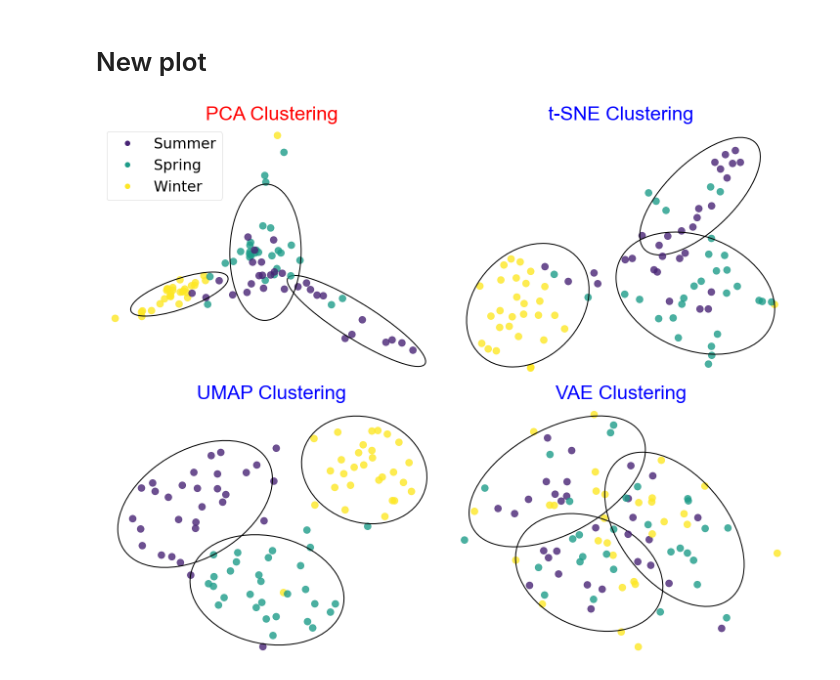
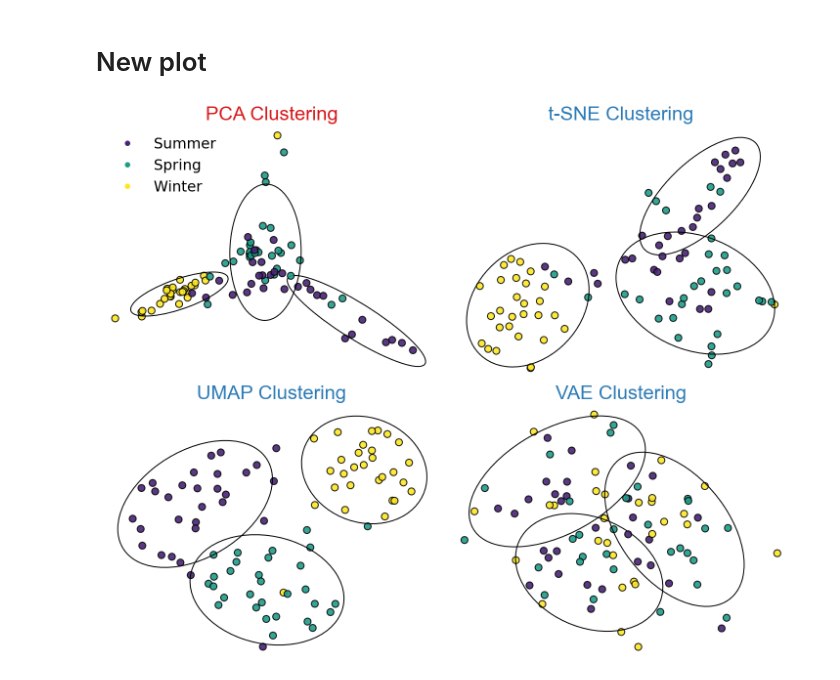
Before and after one commit to henrysun9074/fishics, a Jupyter notebook: dim-reduction/kmeans.ipynb, the cells around one changed output. Saved outputs shown, nothing was run; the diff lists cells and outputs as text; code cells hidden in the pictures.

Commit message:
remake figures

```diff
--- a/dim-reduction/kmeans.ipynb
+++ b/dim-reduction/kmeans.ipynb
@@ -260,7 +191,7 @@ def plot_dates_subplot(ax, data, method_name, labels, dates, show_legend=False):
 
         # Scatter plot with season-based colors and increased point size
         ax.scatter(cluster_data.iloc[:, 0], cluster_data.iloc[:, 1], c=[colors[i] for i in cluster_data.index],
-                   label=f'Cluster {cluster}', s=200, alpha=0.8)
+                   label=f'Cluster {cluster}', linewidths=2, s=200, edgecolors='black', alpha=0.9)
 
         # Calculate cluster center and draw ellipse
         cluster_center = np.mean(cluster_data.iloc[:, :2], axis=0)
@@ -275,33 +206,33 @@ def plot_dates_subplot(ax, data, method_name, labels, dates, show_legend=False):
     ax.axis('off')
 
     # Set title with big font and color
     hfont = {'fontname': 'Arial'}
-    title_color = 'red' if method_name == 'PCA' else 'blue'
+    title_color = '#d7191c' if method_name == 'PCA' else '#2c7bb6'
     ax.set_title(f'{method_name} Clustering', fontsize=40, color=title_color, **hfont)
 
     # Show legend only if specified
     if show_legend:
         legend_labels = [plt.Line2D([0], [0], marker='o', color=color, linestyle='', markersize=10) for season, color in season_colors.items()]
-        ax.legend(legend_labels, season_colors.keys(), loc='upper left', fontsize=30)
+        ax.legend(legend_labels, season_colors.keys(), framealpha=0, loc='upper left', fontsize=30)
 
 # Create a figure with 2x2 subplots
 fig, axs = plt.subplots(2, 2, figsize=(20, 16))
 
 # Plot clusters and dates for t-SNE with legend
 plot_dates_subplot(axs[0, 1], tsne_data, tsne_metrics['Method'], tsne_metrics['Labels'], tsne_metrics['Dates'])
 
 # Plot clusters and dates for PCA without legend
 plot_dates_subplot(axs[0, 0], pca_data, pca_metrics['Method'], pca_metrics['Labels'], pca_metrics['Dates'], show_legend=True)
 
 # Plot clusters and dates for VAE without legend
 plot_dates_subplot(axs[1, 1], vae_data, vae_metrics['Method'], vae_metrics['Labels'], vae_metrics['Dates'])
 
 # Plot clusters and dates for UMAP without legend
 plot_dates_subplot(axs[1, 0], umap_data, umap_metrics['Method'], umap_metrics['Labels'], umap_metrics['Dates'])
 
 # Adjust layout
 plt.tight_layout()
 plt.show()
 # plt.savefig('all_clusters.png', bbox_inches='tight', pad_inches=0.5)
 # %% [output]
-[figure, old version]
+[figure, new version]
```
Also changed, not shown: parts of 1 cell of this notebook.
